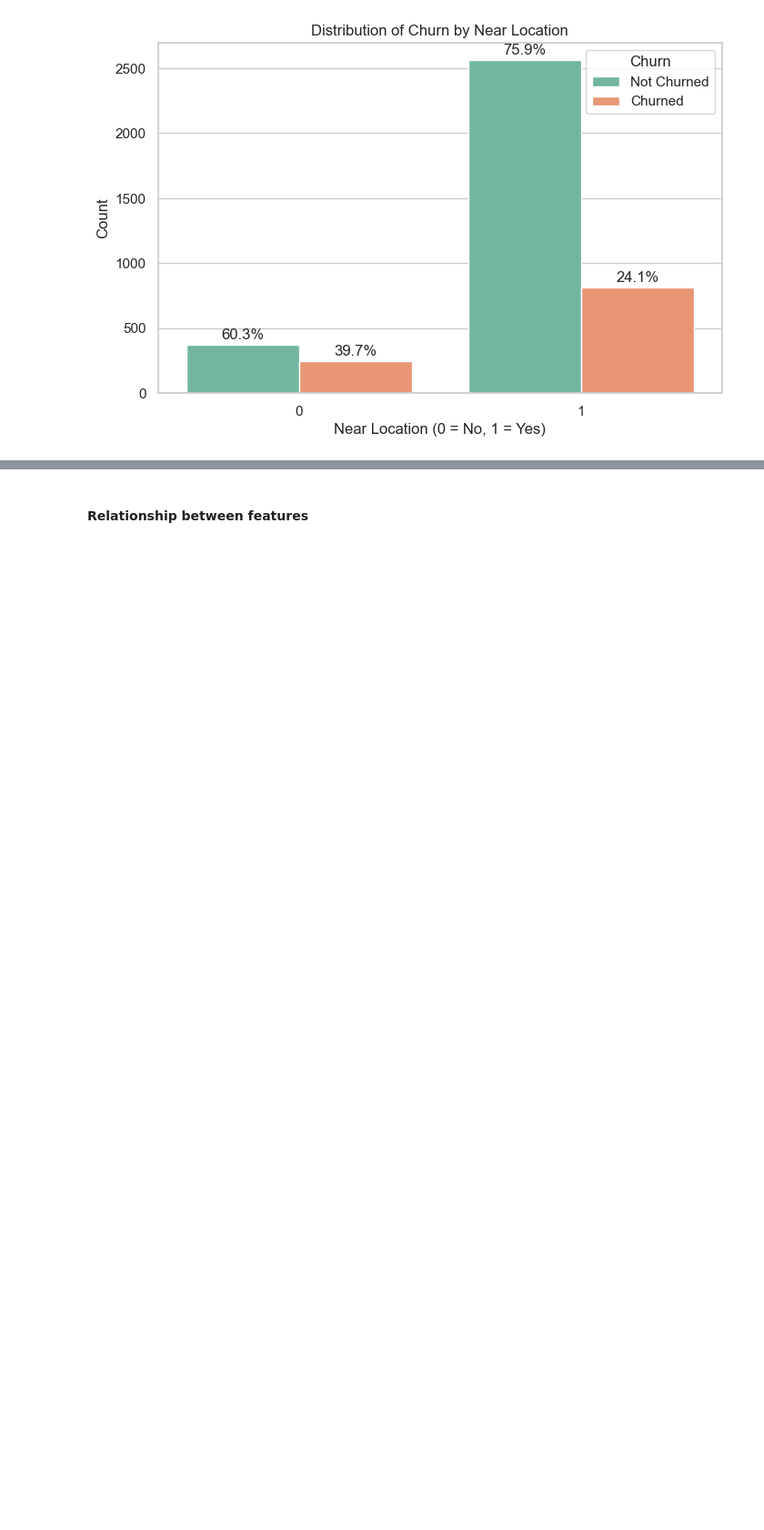
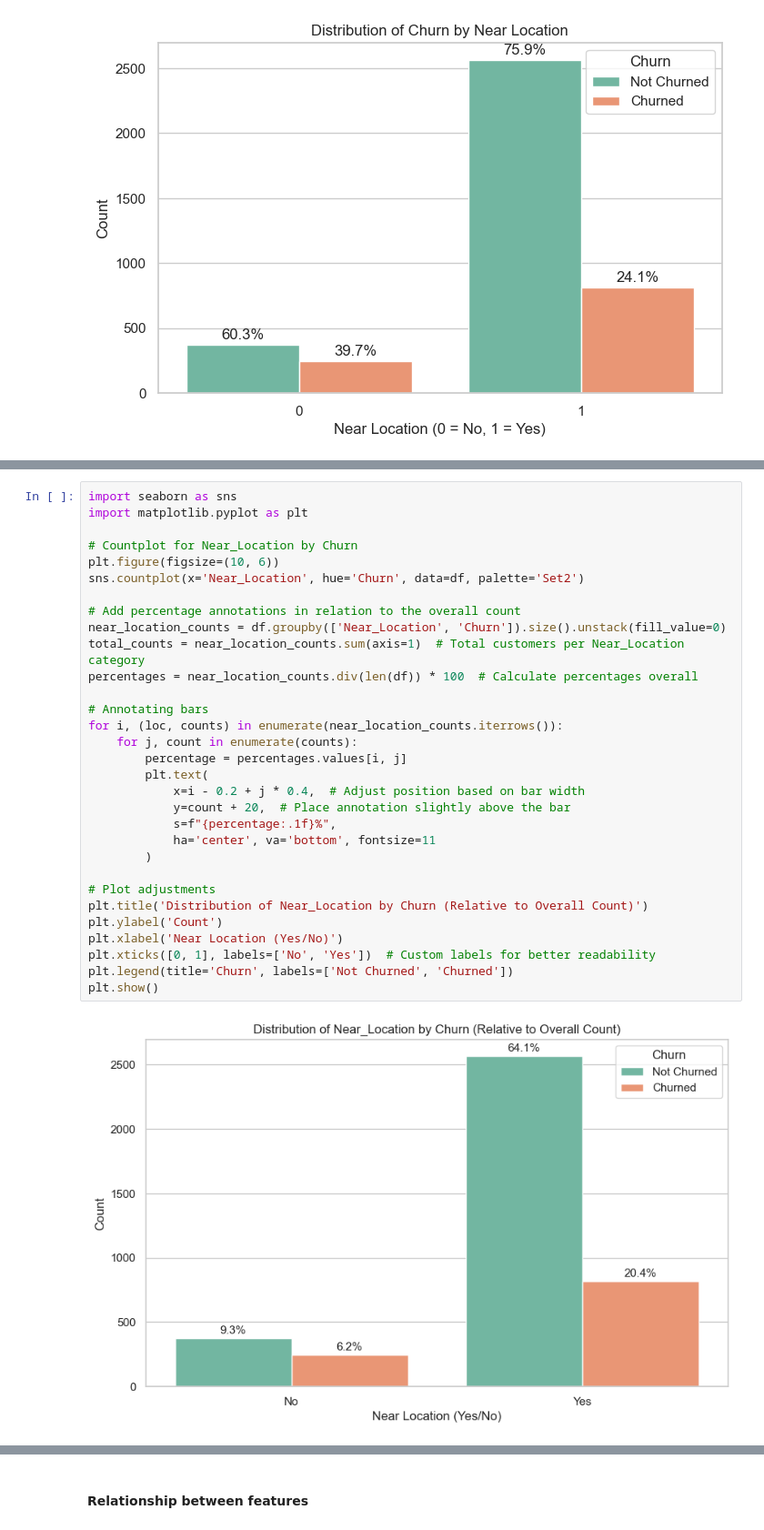
Before and after one commit to LEAN-96/Gym-Retention-Prediction, a Jupyter notebook: notebooks/gym_retention_prediction.ipynb, the cells around one changed output, grey strips where cells are left out. Shown at 91% size. Drawn from its saved outputs; the diff is of its cells as text; blank space fills up the shorter version.

```diff
--- a/notebooks/gym_retention_prediction.ipynb
+++ b/notebooks/gym_retention_prediction.ipynb
@@ -965,0 +979,33 @@ The findings reveal several valuable insights, highlighting the importance of co
+# %%
+import seaborn as sns
+import matplotlib.pyplot as plt
+
+# Countplot for Near_Location by Churn
+plt.figure(figsize=(10, 6))
+sns.countplot(x='Near_Location', hue='Churn', data=df, palette='Set2')
+
+# Add percentage annotations in relation to the overall count
+near_location_counts = df.groupby(['Near_Location', 'Churn']).size().unstack(fill_value=0)
+total_counts = near_location_counts.sum(axis=1)  # Total customers per Near_Location category
+percentages = near_location_counts.div(len(df)) * 100  # Calculate percentages overall
+
+# Annotating bars
+for i, (loc, counts) in enumerate(near_location_counts.iterrows()):
+    for j, count in enumerate(counts):
+        percentage = percentages.values[i, j]
+        plt.text(
+            x=i - 0.2 + j * 0.4,  # Adjust position based on bar width
+            y=count + 20,  # Place annotation slightly above the bar
+            s=f"{percentage:.1f}%",
+            ha='center', va='bottom', fontsize=11
+        )
+
+# Plot adjustments
+plt.title('Distribution of Near_Location by Churn (Relative to Overall Count)')
+plt.ylabel('Count')
+plt.xlabel('Near Location (Yes/No)')
+plt.xticks([0, 1], labels=['No', 'Yes'])  # Custom labels for better readability
+plt.legend(title='Churn', labels=['Not Churned', 'Churned'])
+plt.show()
+# %% [output]
+[figure, added]
```
Also changed, not shown: parts of 57 cells of this notebook.
